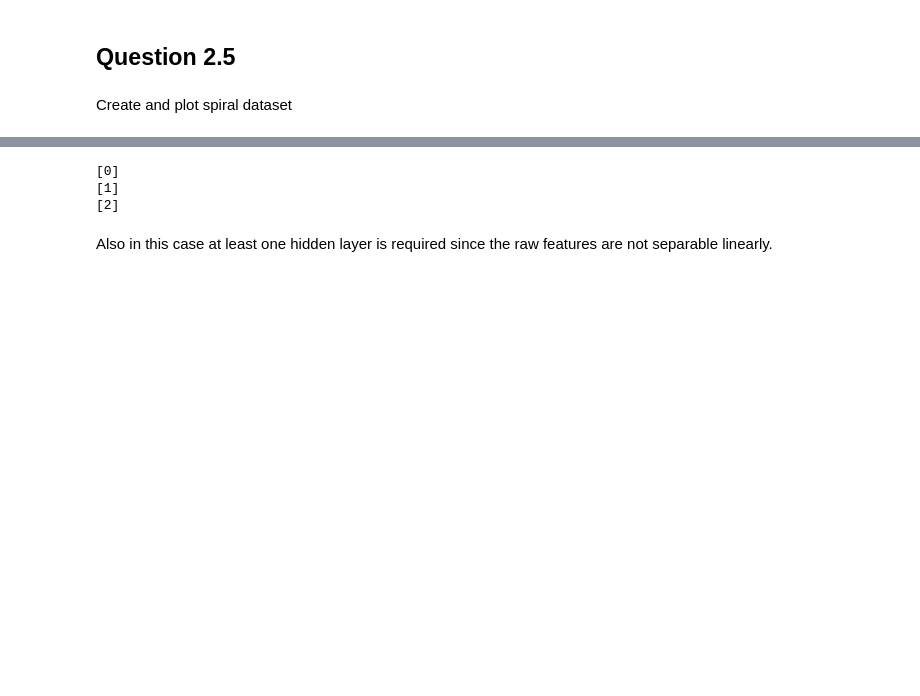
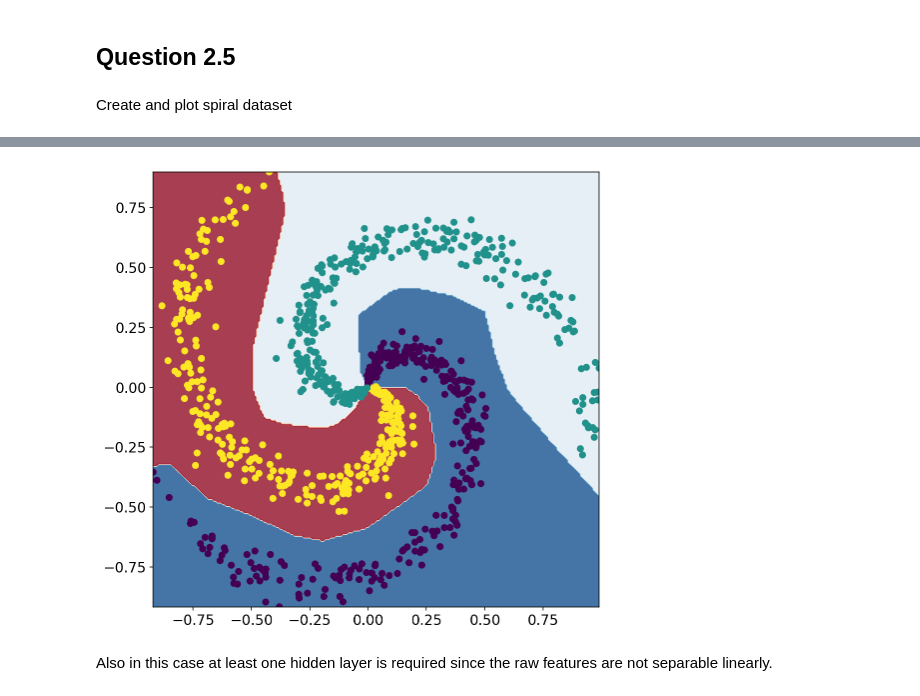
Before and after one commit to VINX89/advanced-comp-2017, a Jupyter notebook: Exercise3.ipynb, the cells around one changed output, grey strips where cells are left out. Cells and saved outputs as stored; diff of their text form; code cells hidden in the pictures; blank space fills up the shorter version.

```diff
--- a/Exercise3.ipynb
+++ b/Exercise3.ipynb
@@ -301,19 +301,40 @@ plt.ylabel("Feature 2");
-# %%
-clf = MLPClassifier(hidden_layer_sizes=(50,),
-                    #early_stopping=True,
-                    #validation_fraction=0.2,
-                    max_iter=5000,
-                    random_state=42,
-                    activation='relu')
-
-clf.fit(X_train, y_train)
-print(clf.predict([[0.5,-0.5]]))
-print(clf.predict([[0.5,0.75]]))
-print(clf.predict([[-0.75,0.75]]))
-# %% [output]
-[0]
-[1]
-[2]
+# %%
+clf = MLPClassifier(hidden_layer_sizes=(50,),
+                    #early_stopping=True,
+                    #validation_fraction=0.2,
+                    max_iter=5000,
+                    random_state=42,
+                    activation='relu')
+
+clf.fit(X_train, y_train)
+
+def plot_surface(clf, X, y, n_steps=250, subplot=None, show=True, ylim=None, xlim=None):
+    if subplot is None:
+        fig = plt.figure()
+    else:
+        plt.subplot(*subplot)
+
+    if xlim is None:
+        xlim = X[:, 0].min(), X[:, 0].max()
+    if ylim is None:
+        ylim = X[:, 1].min(), X[:, 1].max()
+    xx, yy = np.meshgrid(np.linspace(xlim[0], xlim[1], n_steps),
+                         np.linspace(ylim[0], ylim[1], n_steps))
+
+    z = clf.predict(np.c_[xx.ravel(), yy.ravel()])
+
+    z = z.reshape(xx.shape)
+    plt.contourf(xx, yy, z, alpha=0.8, cmap=plt.cm.RdBu_r)
+    plt.scatter(X[:, 0], X[:, 1], c=y)
+    plt.xlim(*xlim)
+    plt.ylim(*ylim)
+
+    if show:
+        plt.show()
+
+plot_surface(clf, X_train, y_train)
+# %% [output]
+[figure, added]
 # %% [markdown]
 Also in this case at least one hidden layer is required since the raw features are not separable linearly.
 # %%
```
Also changed, not shown: parts of 3 cells of this notebook.
